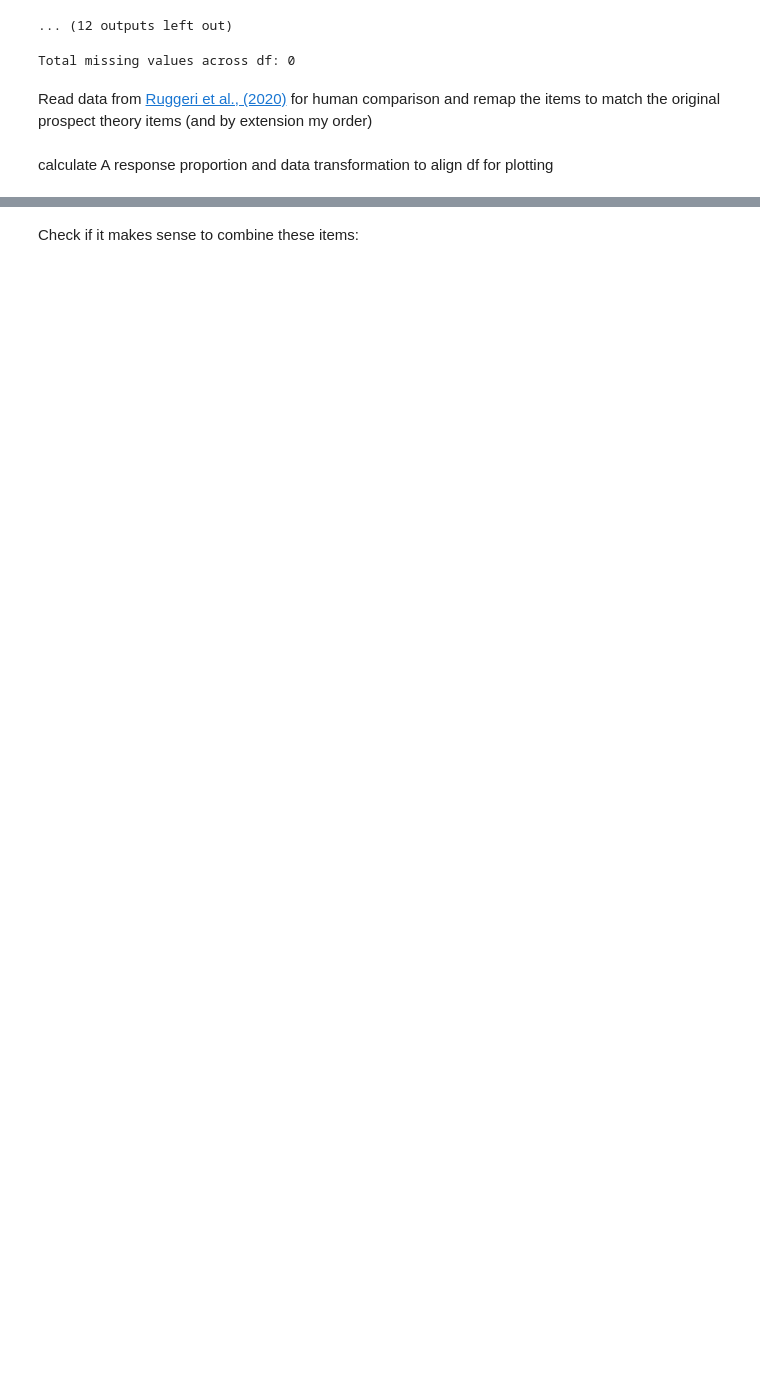
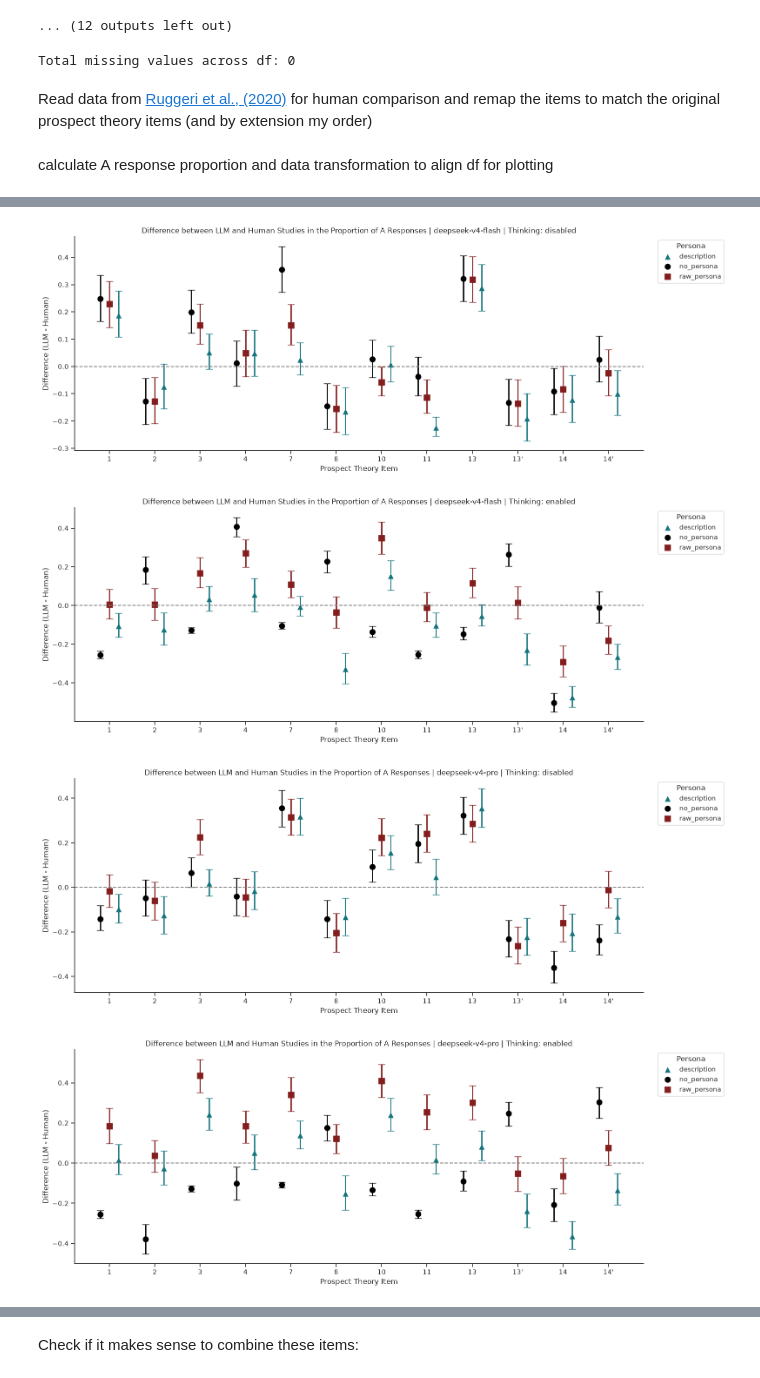
Before and after one commit to DanielSchipfer/The-Parrot-in-the-Machine-Simulating-Human-Behavior-with-Large-Language-Models, a Jupyter notebook: code/evaluation/risk_aversion_evaluation.ipynb, the cells around one changed output, grey strips where cells are left out. Saved outputs shown, nothing was run; the diff lists cells and outputs as text; code cells hidden in the pictures; blank space fills up the shorter version.

```diff
--- a/code/evaluation/risk_aversion_evaluation.ipynb
+++ b/code/evaluation/risk_aversion_evaluation.ipynb
@@ -850,0 +879,7 @@ for (llm, thinking), group_df in bootstrap_summary.groupby(["llm", "thinking"]):
+# %%
+plot_item_level_results("delta_llm_human", "Difference (LLM - Human)", "Difference between LLM and Human Studies in the Proportion of A Responses")
+# %% [output]
+[figure, added]
+[figure, added]
+[figure, added]
+[figure, added]
```
Also changed, not shown: parts of 25 cells of this notebook.
